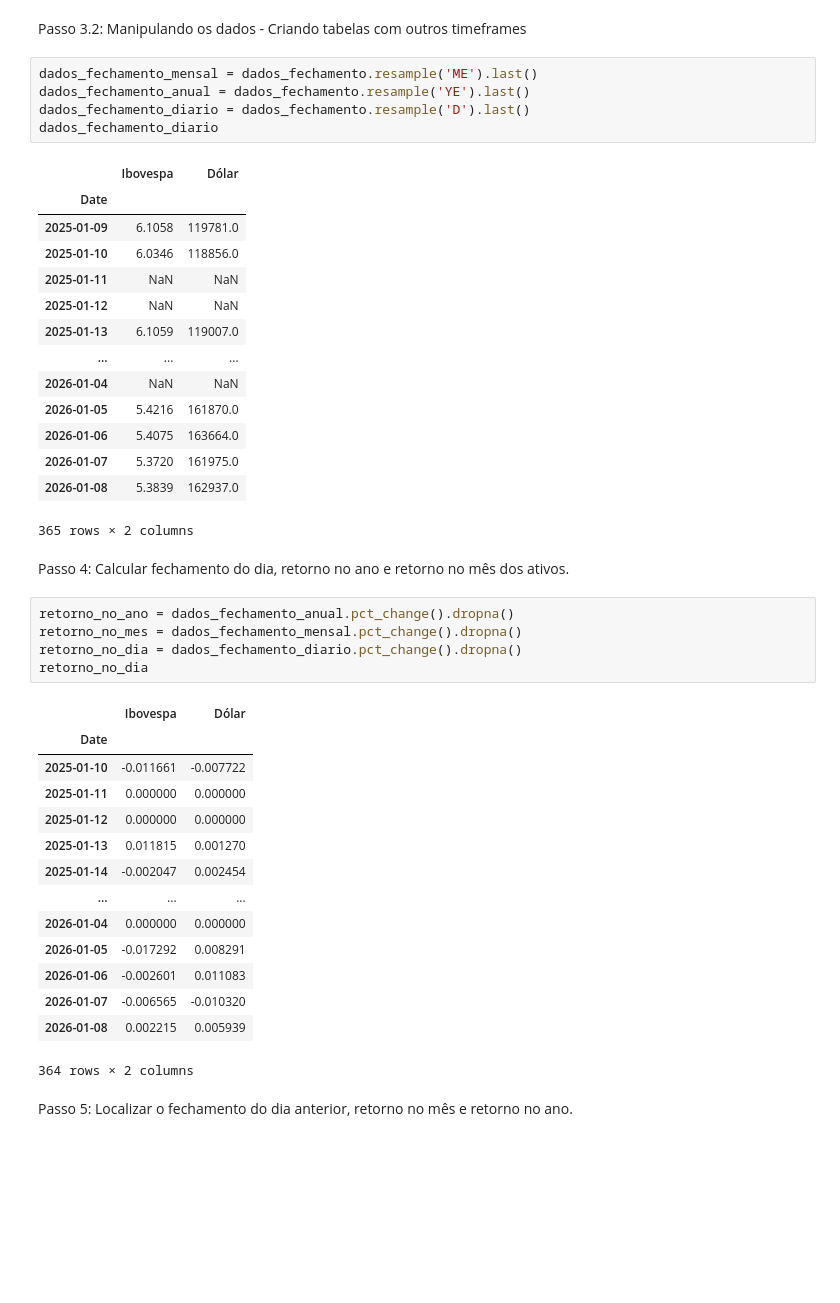
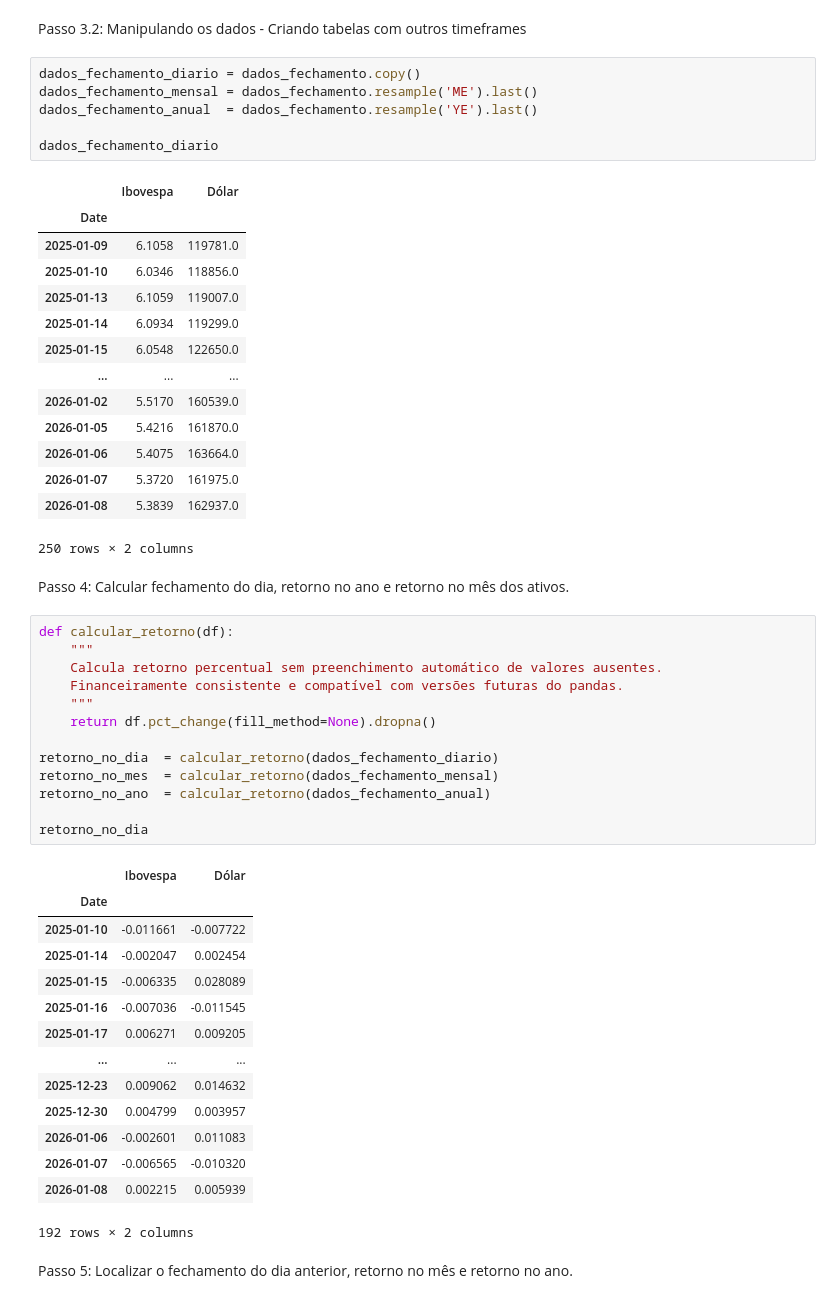
Before and after one commit to raphaelsoaresc/email-automatizado-python, a Jupyter notebook: email_automatizado_remake.ipynb, the cells around one changed output. Drawn from its saved outputs; the diff is of its cells as text; blank space fills up the shorter version.

Commit message:
Refatora pipeline de dados e cálculo de retornos
- Cria função utilitária para cálculo de retornos
- Remove fill implícito do pct_change
- Ajusta resample para frequências financeiras
- Corrige NaNs gerados por calendário
- Melhora consistência dos dados para análise

```diff
--- a/email_automatizado_remake.ipynb
+++ b/email_automatizado_remake.ipynb
@@ -90,47 +90,56 @@ display(dados_fechamento.head())
 # %% [markdown]
 Passo 3.2: Manipulando os dados - Criando tabelas com outros timeframes
 # %%
+dados_fechamento_diario = dados_fechamento.copy()
 dados_fechamento_mensal = dados_fechamento.resample('ME').last()
-dados_fechamento_anual = dados_fechamento.resample('YE').last()
-dados_fechamento_diario = dados_fechamento.resample('D').last()
+dados_fechamento_anual  = dados_fechamento.resample('YE').last()
+
 dados_fechamento_diario
 # %% [output]
 |  | Ibovespa | Dólar |
 | Date |  |  |
 | 2025-01-09 | 6.1058 | 119781.0 |
 | 2025-01-10 | 6.0346 | 118856.0 |
-| 2025-01-11 | NaN | NaN |
-| 2025-01-12 | NaN | NaN |
 | 2025-01-13 | 6.1059 | 119007.0 |
+| 2025-01-14 | 6.0934 | 119299.0 |
+| 2025-01-15 | 6.0548 | 122650.0 |
 | ... | ... | ... |
-| 2026-01-04 | NaN | NaN |
+| 2026-01-02 | 5.5170 | 160539.0 |
 | 2026-01-05 | 5.4216 | 161870.0 |
 | 2026-01-06 | 5.4075 | 163664.0 |
 | 2026-01-07 | 5.3720 | 161975.0 |
 | 2026-01-08 | 5.3839 | 162937.0 |
-365 rows × 2 columns
+250 rows × 2 columns
 # %% [markdown]
 Passo 4: Calcular fechamento do dia, retorno no ano e retorno no mês dos ativos.
 # %%
-retorno_no_ano = dados_fechamento_anual.pct_change().dropna()
-retorno_no_mes = dados_fechamento_mensal.pct_change().dropna()
-retorno_no_dia = dados_fechamento_diario.pct_change().dropna()
+def calcular_retorno(df):
+    """
+    Calcula retorno percentual sem preenchimento automático de valores ausentes.
+    Financeiramente consistente e compatível com versões futuras do pandas.
+    """
+    return df.pct_change(fill_method=None).dropna()
+
+retorno_no_dia  = calcular_retorno(dados_fechamento_diario)
+retorno_no_mes  = calcular_retorno(dados_fechamento_mensal)
+retorno_no_ano  = calcular_retorno(dados_fechamento_anual)
+
 retorno_no_dia
 # %% [output]
 |  | Ibovespa | Dólar |
 | Date |  |  |
 | 2025-01-10 | -0.011661 | -0.007722 |
-| 2025-01-11 | 0.000000 | 0.000000 |
-| 2025-01-12 | 0.000000 | 0.000000 |
-| 2025-01-13 | 0.011815 | 0.001270 |
 | 2025-01-14 | -0.002047 | 0.002454 |
+| 2025-01-15 | -0.006335 | 0.028089 |
+| 2025-01-16 | -0.007036 | -0.011545 |
+| 2025-01-17 | 0.006271 | 0.009205 |
 | ... | ... | ... |
-| 2026-01-04 | 0.000000 | 0.000000 |
-| 2026-01-05 | -0.017292 | 0.008291 |
+| 2025-12-23 | 0.009062 | 0.014632 |
+| 2025-12-30 | 0.004799 | 0.003957 |
 | 2026-01-06 | -0.002601 | 0.011083 |
 | 2026-01-07 | -0.006565 | -0.010320 |
 | 2026-01-08 | 0.002215 | 0.005939 |
-364 rows × 2 columns
+192 rows × 2 columns
 # %% [markdown]
 Passo 5: Localizar o fechamento do dia anterior, retorno no mês e retorno no ano.
 # %%
```
